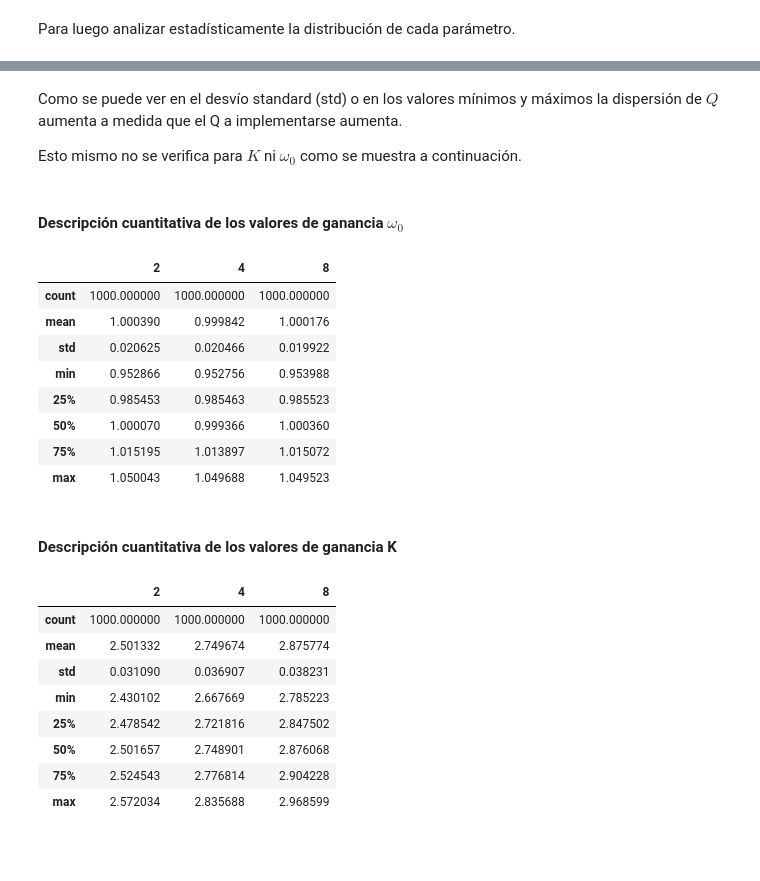
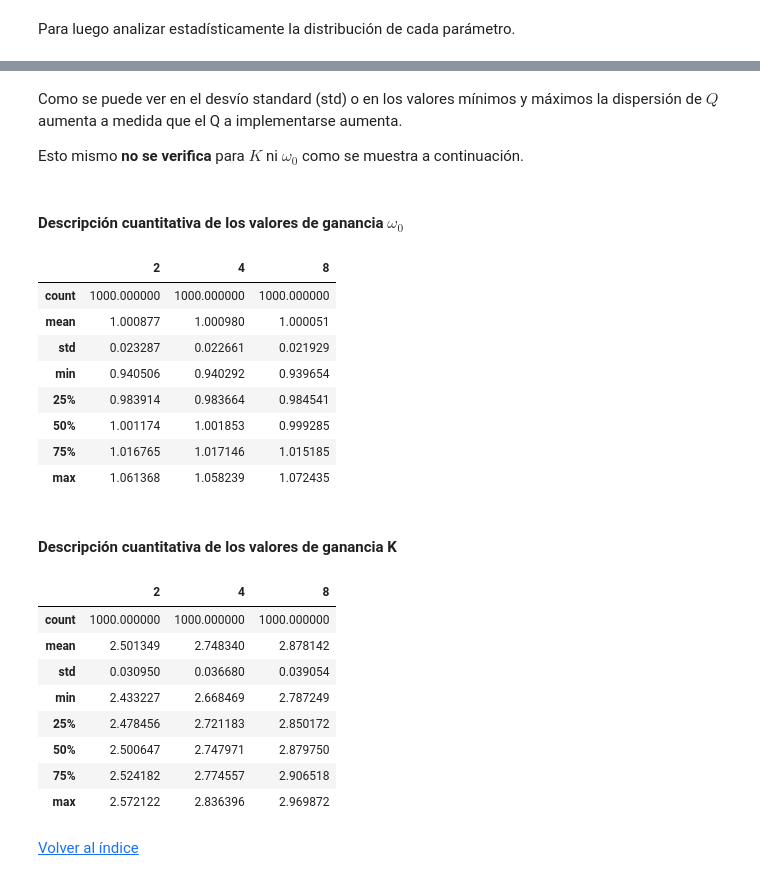
Before and after one commit to marianux/tc2, a Jupyter notebook: Sallen-Key sensibilidad.ipynb, the cells around one changed output, grey strips where cells are left out. Saved outputs shown, nothing was run; the diff lists cells and outputs as text; code cells hidden in the pictures; blank space fills up the shorter version.

```diff
--- a/Sallen-Key sensibilidad.ipynb
+++ b/Sallen-Key sensibilidad.ipynb
@@ -386,9 +513,9 @@ Para luego analizar estadísticamente la distribución de cada parámetro.
 # %%
 # Ahora vamos a hacer un estudio estadístico de los parámetros Q y \omega_0
 # calculo los valores de los parámetros para TODAS las iteraciones
-all_KK = 1 + results[:,2,:]/results[:,1,:]
-all_QQ = 1/(3-all_KK)
-all_w0 = 1/results[:,1,:]/results[:,0,:]
+all_KK = 1 + results[:,5,:]/results[:,4,:]
+all_QQ = np.sqrt(1/(results[:,5,:]*results[:,4,:]))/( 1/results[:,2,:] + (2-all_KK)/results[:,3,:] )
+all_w0 = 1/np.sqrt(results[:,0,:]*results[:,1,:]*results[:,2,:]*results[:,3,:])
 
 plt.figure()
 #plt.hist( 20*np.log10(all_KK), 20 )
@@ -401,7 +528,7 @@ plt.legend()
 #plt.figure(figsize=(fig_sz_x*6/10, fig_sz_y*4/10), dpi= fig_dpi, facecolor='w', edgecolor='k')
 plt.figure()
 for ii in range(len(all_Qset)):
-    plt.hist( all_QQ[:,ii], 30, alpha=0.5, density=True, label='Q={:d}'.format(all_Qset[ii]) )
+    plt.hist( all_QQ[:,ii], np.linspace(0,20,100), alpha=0.5, density=True, label='Q={:d}'.format(all_Qset[ii]) )
 
 #plt.xlim([0,20])
 plt.title('Q para cada experimento')
@@ -446,37 +594,41 @@ display(dfQ.describe())
 # %% [markdown]
 Como se puede ver en el desvío standard (std) o en los valores mínimos y máximos la dispersión de $Q$ aumenta a medida que el Q a implementarse aumenta.
 
-Esto mismo no se verifica para $K$ ni $\omega_0$ como se muestra a continuación.
+Esto mismo **no se verifica** para $K$ ni $\omega_0$ como se muestra a continuación.
 # %%
 dfK = pd.DataFrame(data = all_w0,
                   columns = all_Qset)
 print_subtitle('Descripción cuantitativa de los valores de ganancia $\omega_0$')
 
 display(dfK.describe())
 
 dfK = pd.DataFrame(data = all_KK,
                   columns = all_Qset)
 print_subtitle('Descripción cuantitativa de los valores de ganancia K')
 
 display(dfK.describe())
+
+# enlace para volver al índice principal.
+display(Markdown(r'[Volver al índice](#indice)'))
 # %% [output]
 #### Descripción cuantitativa de los valores de ganancia $\omega_0$
 |  | 2 | 4 | 8 |
 | count | 1000.000000 | 1000.000000 | 1000.000000 |
-| mean | 1.000390 | 0.999842 | 1.000176 |
-| std | 0.020625 | 0.020466 | 0.019922 |
-| min | 0.952866 | 0.952756 | 0.953988 |
-| 25% | 0.985453 | 0.985463 | 0.985523 |
-| 50% | 1.000070 | 0.999366 | 1.000360 |
-| 75% | 1.015195 | 1.013897 | 1.015072 |
-| max | 1.050043 | 1.049688 | 1.049523 |
+| mean | 1.000877 | 1.000980 | 1.000051 |
+| std | 0.023287 | 0.022661 | 0.021929 |
+| min | 0.940506 | 0.940292 | 0.939654 |
+| 25% | 0.983914 | 0.983664 | 0.984541 |
+| 50% | 1.001174 | 1.001853 | 0.999285 |
+| 75% | 1.016765 | 1.017146 | 1.015185 |
+| max | 1.061368 | 1.058239 | 1.072435 |
 #### Descripción cuantitativa de los valores de ganancia K
 |  | 2 | 4 | 8 |
 | count | 1000.000000 | 1000.000000 | 1000.000000 |
-| mean | 2.501332 | 2.749674 | 2.875774 |
-| std | 0.031090 | 0.036907 | 0.038231 |
-| min | 2.430102 | 2.667669 | 2.785223 |
-| 25% | 2.478542 | 2.721816 | 2.847502 |
-| 50% | 2.501657 | 2.748901 | 2.876068 |
-| 75% | 2.524543 | 2.776814 | 2.904228 |
-| max | 2.572034 | 2.835688 | 2.968599 |
+| mean | 2.501349 | 2.748340 | 2.878142 |
+| std | 0.030950 | 0.036680 | 0.039054 |
+| min | 2.433227 | 2.668469 | 2.787249 |
+| 25% | 2.478456 | 2.721183 | 2.850172 |
+| 50% | 2.500647 | 2.747971 | 2.879750 |
+| 75% | 2.524182 | 2.774557 | 2.906518 |
+| max | 2.572122 | 2.836396 | 2.969872 |
+[Volver al índice](#indice)
```
Also changed, not shown: parts of 24 cells of this notebook, 7 other files.
